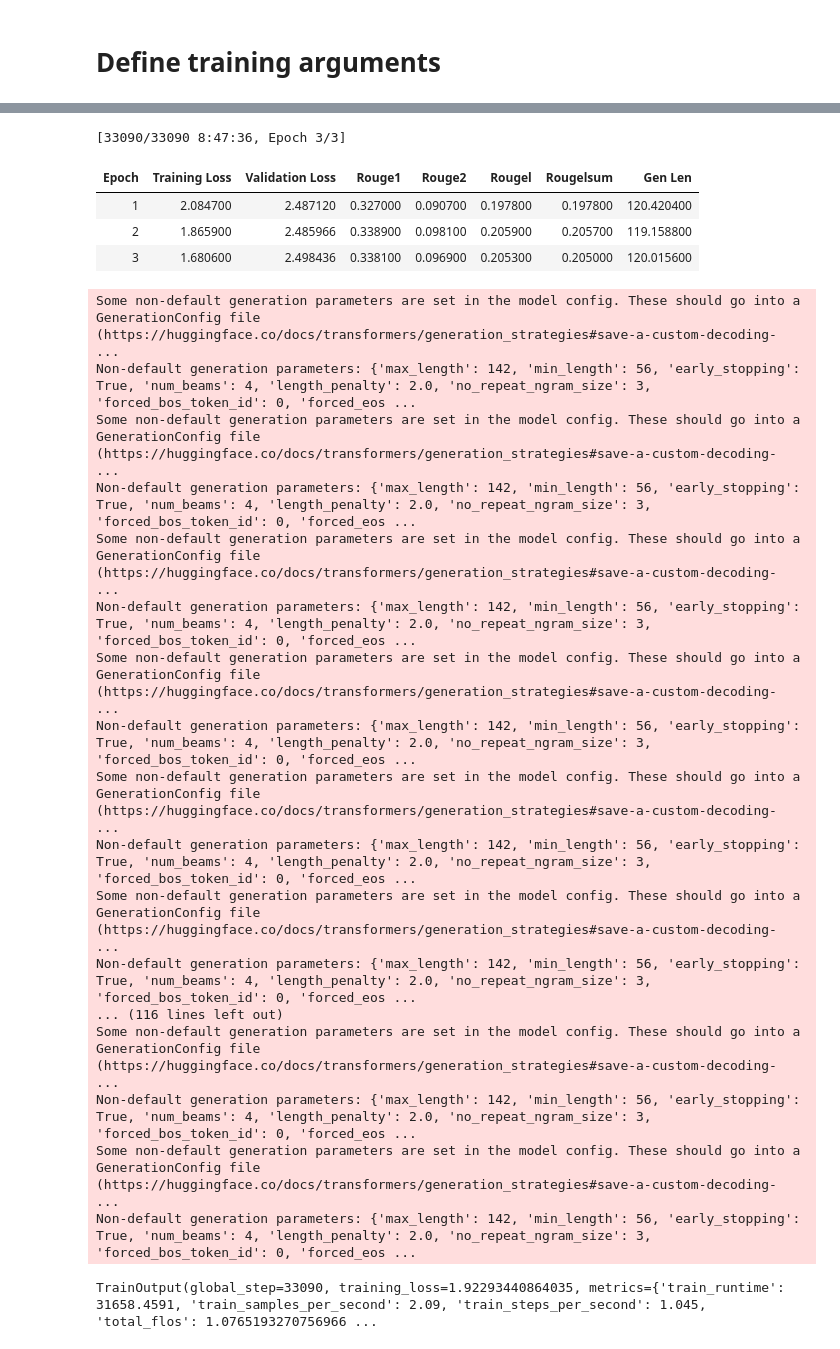
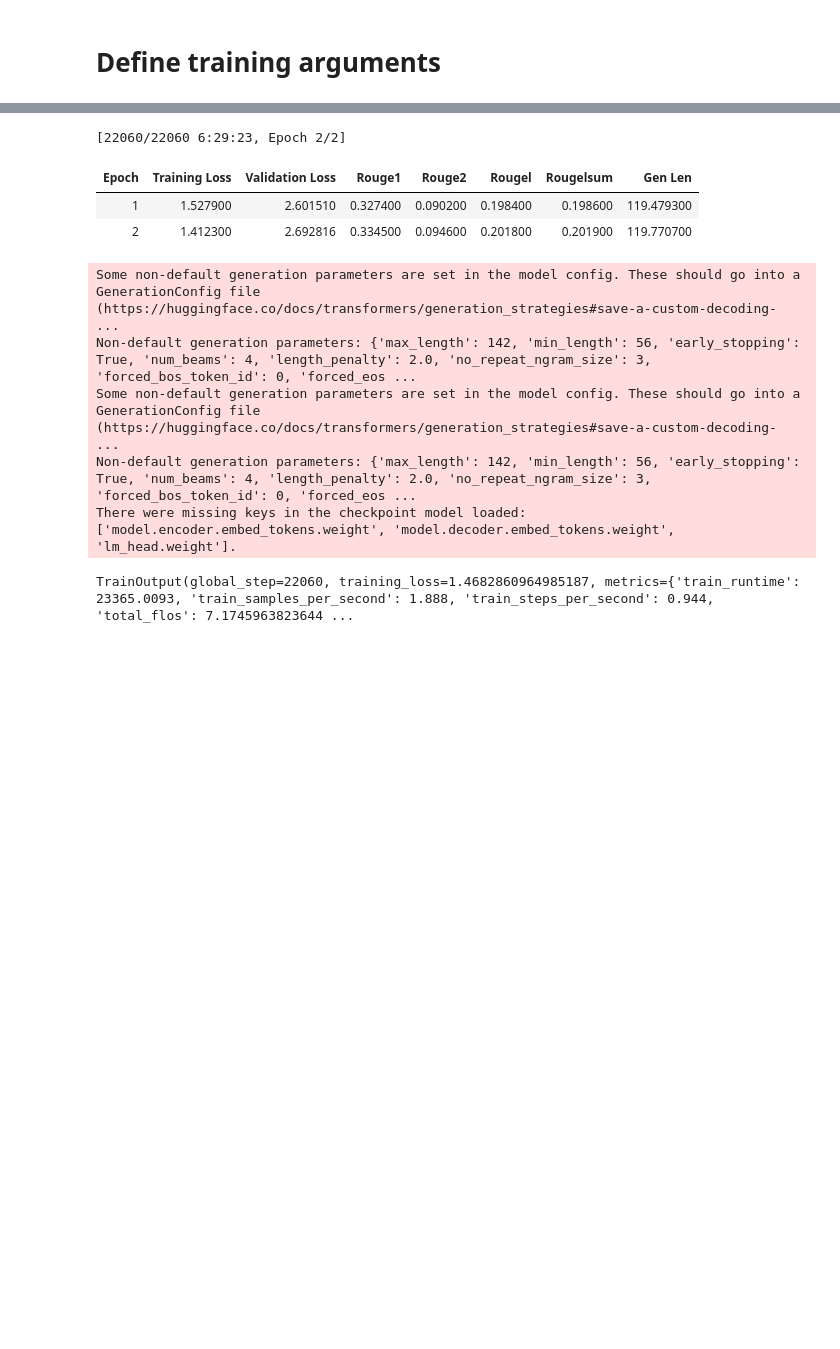
Before and after one commit to goin2crazy/bard-cnn-large-finetuning, a Jupyter notebook: bart-large-cnn-dialoguesum-booksum-full-finetuning.ipynb, the cells around one changed output, grey strips where cells are left out. Cells and saved outputs as stored; diff of their text form; code cells hidden in the pictures; blank space fills up the shorter version.

Commit message:
v 0.1 training continue v 0.0

```diff
--- a/bart-large-cnn-dialoguesum-booksum-full-finetuning.ipynb
+++ b/bart-large-cnn-dialoguesum-booksum-full-finetuning.ipynb
@@ -6,16 +8,16 @@ class Config:
     max_length = 1024
     target_max_length = 512
 
-    epochs = 3
+    epochs = 2
 
     batch_size = 2
 
-    model_preset = "facebook/bart-large-cnn"
+    model_preset = "/kaggle/input/bart-large-cnn-dialoguesum-booksum-dataset/bardt-large-cnn-dialoguesum-booksum/checkpoint-32500"
 
     inp = 'input_content'
     target = 'target'
 
-    save_limits = 3
+    save_limits = 1
 
 cfg = Config()
 # %% [markdown]
@@ -166,49 +177,39 @@ from transformers import Seq2SeqTrainingArguments, Seq2SeqTrainer
 # %%
 training_args = Seq2SeqTrainingArguments(
     output_dir="bardt-large-cnn-dialoguesum-booksum",
     evaluation_strategy="epoch",
     learning_rate=2e-5,
     per_device_train_batch_size=cfg.batch_size,
     per_device_eval_batch_size=cfg.batch_size,
     weight_decay=0.01,
     save_total_limit=cfg.save_limits,
     num_train_epochs=cfg.epochs,
     predict_with_generate=True,
-    fp16=True,
+
+    save_strategy = 'epoch',
+
+    load_best_model_at_end=True
 )
 
 trainer = Seq2SeqTrainer(
     model=model,
     args=training_args,
     train_dataset=tokenized_train,
     eval_dataset=tokenized_val,
     tokenizer=tokenizer,
     data_collator=data_collator,
     compute_metrics=compute_metrics,
 )
 
 trainer.train()
 # %% [output]
-[33090/33090 8:47:36, Epoch 3/3]
+[22060/22060 6:29:23, Epoch 2/2]
 | Epoch | Training Loss | Validation Loss | Rouge1 | Rouge2 | Rougel | Rougelsum | Gen Len |
-| 1 | 2.084700 | 2.487120 | 0.327000 | 0.090700 | 0.197800 | 0.197800 | 120.420400 |
-| 2 | 1.865900 | 2.485966 | 0.338900 | 0.098100 | 0.205900 | 0.205700 | 119.158800 |
-| 3 | 1.680600 | 2.498436 | 0.338100 | 0.096900 | 0.205300 | 0.205000 | 120.015600 |
+| 1 | 1.527900 | 2.601510 | 0.327400 | 0.090200 | 0.198400 | 0.198600 | 119.479300 |
+| 2 | 1.412300 | 2.692816 | 0.334500 | 0.094600 | 0.201800 | 0.201900 | 119.770700 |
 Some non-default generation parameters are set in the model config. These should go into a GenerationConfig file (https://huggingface.co/docs/transformers/generation_strategies#save-a-custom-decoding- ...
 Non-default generation parameters: {'max_length': 142, 'min_length': 56, 'early_stopping': True, 'num_beams': 4, 'length_penalty': 2.0, 'no_repeat_ngram_size': 3, 'forced_bos_token_id': 0, 'forced_eos ...
 Some non-default generation parameters are set in the model config. These should go into a GenerationConfig file (https://huggingface.co/docs/transformers/generation_strategies#save-a-custom-decoding- ...
 Non-default generation parameters: {'max_length': 142, 'min_length': 56, 'early_stopping': True, 'num_beams': 4, 'length_penalty': 2.0, 'no_repeat_ngram_size': 3, 'forced_bos_token_id': 0, 'forced_eos ...
-Some non-default generation parameters are set in the model config. These should go into a GenerationConfig file (https://huggingface.co/docs/transformers/generation_strategies#save-a-custom-decoding- ...
-Non-default generation parameters: {'max_length': 142, 'min_length': 56, 'early_stopping': True, 'num_beams': 4, 'length_penalty': 2.0, 'no_repeat_ngram_size': 3, 'forced_bos_token_id': 0, 'forced_eos ...
-Some non-default generation parameters are set in the model config. These should go into a GenerationConfig file (https://huggingface.co/docs/transformers/generation_strategies#save-a-custom-decoding- ...
-Non-default generation parameters: {'max_length': 142, 'min_length': 56, 'early_stopping': True, 'num_beams': 4, 'length_penalty': 2.0, 'no_repeat_ngram_size': 3, 'forced_bos_token_id': 0, 'forced_eos ...
-Some non-default generation parameters are set in the model config. These should go into a GenerationConfig file (https://huggingface.co/docs/transformers/generation_strategies#save-a-custom-decoding- ...
-Non-default generation parameters: {'max_length': 142, 'min_length': 56, 'early_stopping': True, 'num_beams': 4, 'length_penalty': 2.0, 'no_repeat_ngram_size': 3, 'forced_bos_token_id': 0, 'forced_eos ...
-Some non-default generation parameters are set in the model config. These should go into a GenerationConfig file (https://huggingface.co/docs/transformers/generation_strategies#save-a-custom-decoding- ...
-Non-default generation parameters: {'max_length': 142, 'min_length': 56, 'early_stopping': True, 'num_beams': 4, 'length_penalty': 2.0, 'no_repeat_ngram_size': 3, 'forced_bos_token_id': 0, 'forced_eos ...
-... (116 lines left out)
-Some non-default generation parameters are set in the model config. These should go into a GenerationConfig file (https://huggingface.co/docs/transformers/generation_strategies#save-a-custom-decoding- ...
-Non-default generation parameters: {'max_length': 142, 'min_length': 56, 'early_stopping': True, 'num_beams': 4, 'length_penalty': 2.0, 'no_repeat_ngram_size': 3, 'forced_bos_token_id': 0, 'forced_eos ...
-Some non-default generation parameters are set in the model config. These should go into a GenerationConfig file (https://huggingface.co/docs/transformers/generation_strategies#save-a-custom-decoding- ...
-Non-default generation parameters: {'max_length': 142, 'min_length': 56, 'early_stopping': True, 'num_beams': 4, 'length_penalty': 2.0, 'no_repeat_ngram_size': 3, 'forced_bos_token_id': 0, 'forced_eos ...
+There were missing keys in the checkpoint model loaded: ['model.encoder.embed_tokens.weight', 'model.decoder.embed_tokens.weight', 'lm_head.weight'].
-TrainOutput(global_step=33090, training_loss=1.92293440864035, metrics={'train_runtime': 31658.4591, 'train_samples_per_second': 2.09, 'train_steps_per_second': 1.045, 'total_flos': 1.0765193270756966 ...
+TrainOutput(global_step=22060, training_loss=1.4682860964985187, metrics={'train_runtime': 23365.0093, 'train_samples_per_second': 1.888, 'train_steps_per_second': 0.944, 'total_flos': 7.1745963823644 ...
```
Also changed, not shown: parts of 4 cells of this notebook.
